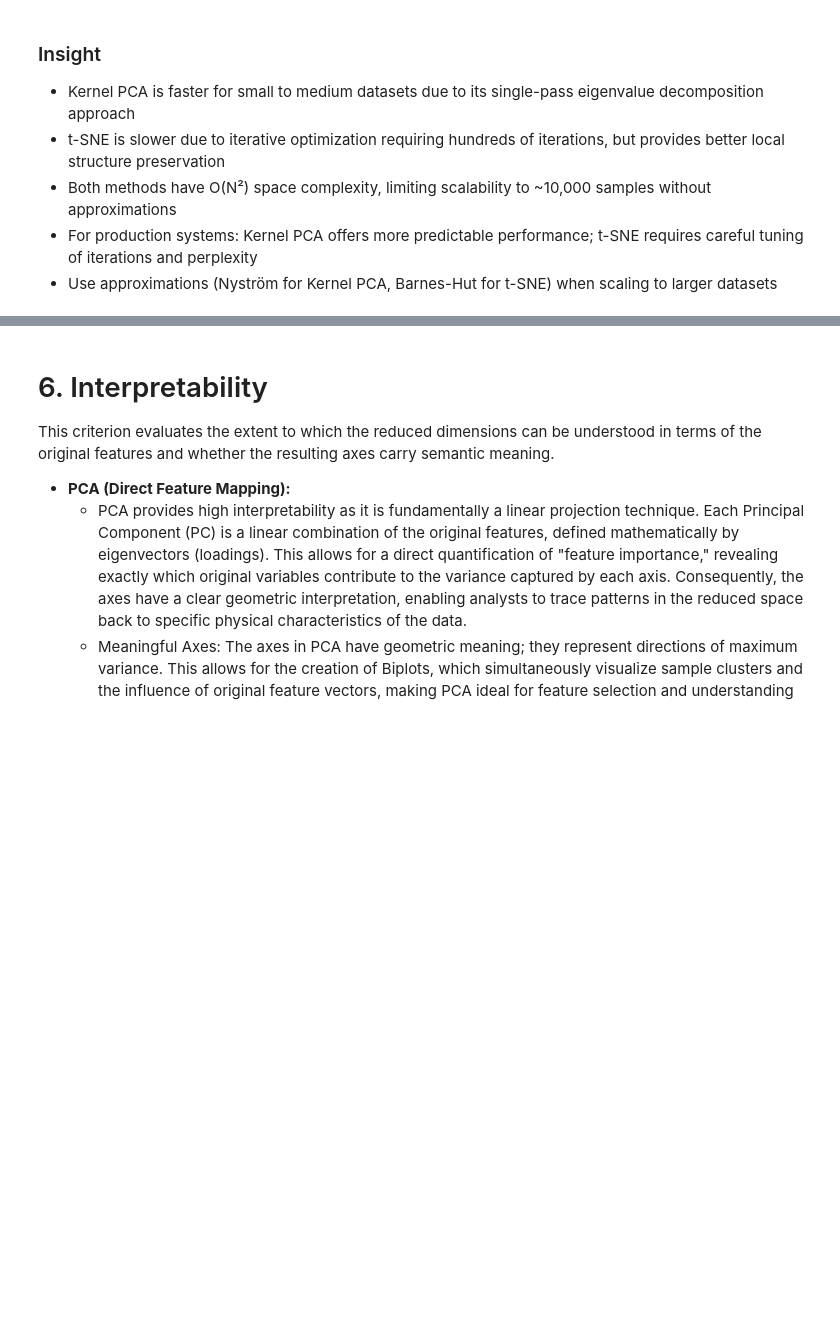
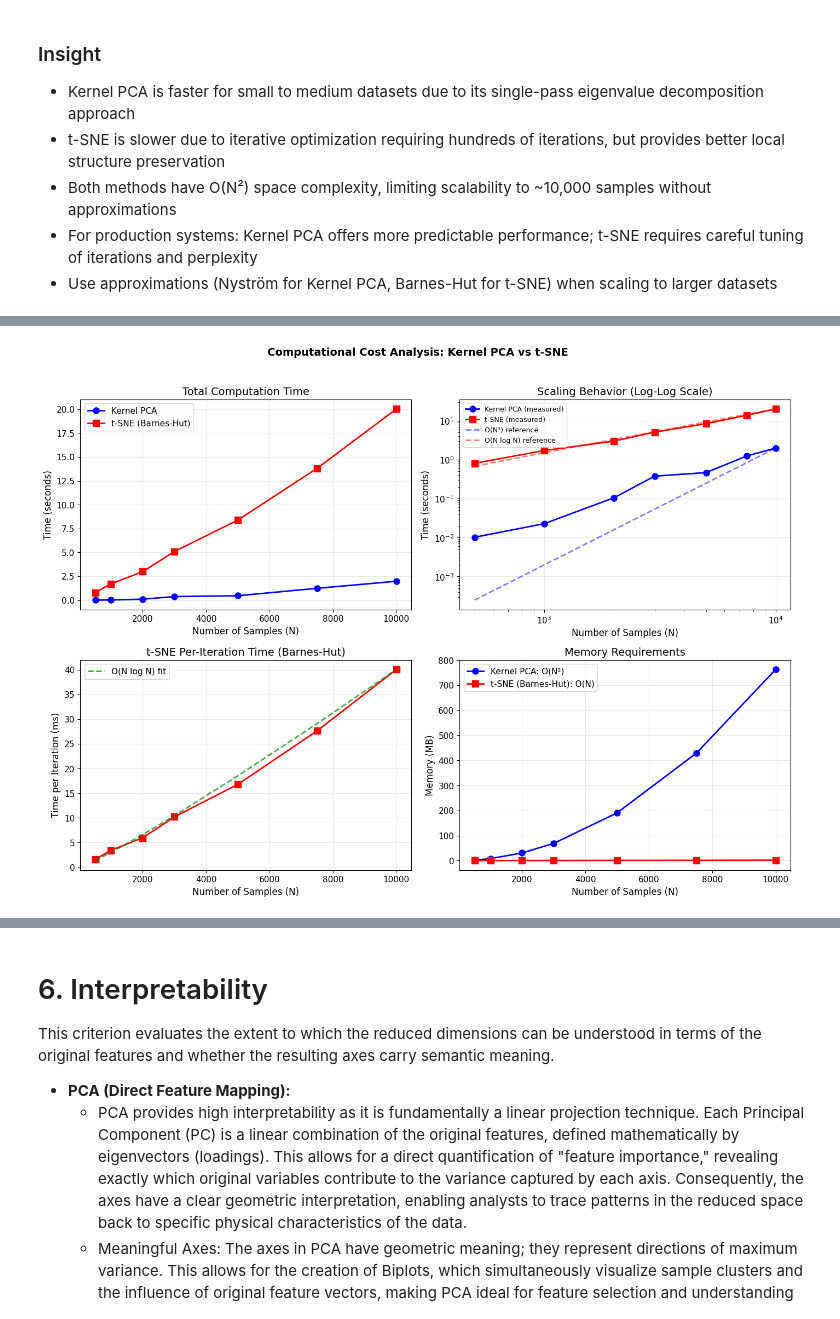
Before and after one commit to NguyenAn0808/kernel-pca-vs-tsne, a Jupyter notebook: notebooks/pca_vs_tsne.ipynb, the cells around one changed output, grey strips where cells are left out. Cells and saved outputs as stored; diff of their text form; code cells hidden in the pictures; blank space fills up the shorter version.

```diff
--- a/notebooks/pca_vs_tsne.ipynb
+++ b/notebooks/pca_vs_tsne.ipynb
@@ -671,0 +870,66 @@ Practical Observations:
+# %%
+# Visualize scaling behavior with theoretical complexity curves
+fig, axes = plt.subplots(2, 2, figsize=(14, 10))
+
+N = np.array(results['N'])
+kpca_times = np.array(results['Kernel PCA (s)'])
+tsne_times = np.array(results['t-SNE (s)'])
+tsne_per_iter = np.array(results['t-SNE per iter (ms)'])
+kpca_memory = np.array(results['Kernel PCA Memory (MB)'])
+
+# Plot 1: Time comparison (linear scale)
+axes[0, 0].plot(N, kpca_times, 'b-o', label='Kernel PCA', linewidth=2, markersize=8)
+axes[0, 0].plot(N, tsne_times, 'r-s', label='t-SNE (Barnes-Hut)', linewidth=2, markersize=8)
+axes[0, 0].set_xlabel('Number of Samples (N)')
+axes[0, 0].set_ylabel('Time (seconds)')
+axes[0, 0].set_title('Total Computation Time')
+axes[0, 0].legend()
+axes[0, 0].grid(True, alpha=0.3)
+
+# Plot 2: Log-log scale with theoretical curves
+axes[0, 1].loglog(N, kpca_times, 'b-o', label='Kernel PCA (measured)', linewidth=2, markersize=8)
+axes[0, 1].loglog(N, tsne_times, 'r-s', label='t-SNE (measured)', linewidth=2, markersize=8)
+
+# Fit and plot theoretical complexity curves
+# Kernel PCA: O(N^3)
+c_kpca = kpca_times[-1] / (N[-1]**3)
+axes[0, 1].loglog(N, c_kpca * N**3, 'b--', alpha=0.5, linewidth=2, label='O(N³) reference')
+
+# t-SNE Barnes-Hut: O(N log N) per iteration, total = O(iterations * N log N)
+c_tsne = tsne_times[-1] / (N[-1] * np.log(N[-1]))
+axes[0, 1].loglog(N, c_tsne * N * np.log(N), 'r--', alpha=0.5, linewidth=2, label='O(N log N) reference')
+
+axes[0, 1].set_xlabel('Number of Samples (N)')
+axes[0, 1].set_ylabel('Time (seconds)')
+axes[0, 1].set_title('Scaling Behavior (Log-Log Scale)')
+axes[0, 1].legend(fontsize=9)
+axes[0, 1].grid(True, alpha=0.3)
+
+# Plot 3: t-SNE per-iteration time (shows O(N log N) scaling)
+axes[1, 0].plot(N, tsne_per_iter, 'r-s', linewidth=2, markersize=8)
+# Theoretical O(N log N) curve
+c_iter = tsne_per_iter[-1] / (N[-1] * np.log(N[-1]))
+axes[1, 0].plot(N, c_iter * N * np.log(N), 'g--', alpha=0.7, linewidth=2, label='O(N log N) fit')
+axes[1, 0].set_xlabel('Number of Samples (N)')
+axes[1, 0].set_ylabel('Time per Iteration (ms)')
+axes[1, 0].set_title('t-SNE Per-Iteration Time (Barnes-Hut)')
+axes[1, 0].legend()
+axes[1, 0].grid(True, alpha=0.3)
+
+# Plot 4: Memory comparison
+axes[1, 1].plot(N, kpca_memory, 'b-o', label='Kernel PCA: O(N²)', linewidth=2, markersize=8)
+# t-SNE Barnes-Hut memory is O(N)
+tsne_memory = N * 8 * 2 / (1024 * 1024)  # Approximate: 2D embedding + some overhead
+axes[1, 1].plot(N, tsne_memory * 10, 'r-s', label='t-SNE (Barnes-Hut): O(N)', linewidth=2, markersize=8)
+axes[1, 1].set_xlabel('Number of Samples (N)')
+axes[1, 1].set_ylabel('Memory (MB)')
+axes[1, 1].set_title('Memory Requirements')
+axes[1, 1].legend()
+axes[1, 1].grid(True, alpha=0.3)
+
+plt.suptitle('Computational Cost Analysis: Kernel PCA vs t-SNE', fontsize=14, fontweight='bold', y=1.02)
+plt.tight_layout()
+plt.savefig('computational_cost_analysis.png', dpi=150, bbox_inches='tight')
+plt.show()
+# %% [output]
+[figure, added]
```
Also changed, not shown: parts of 7 cells of this notebook.
